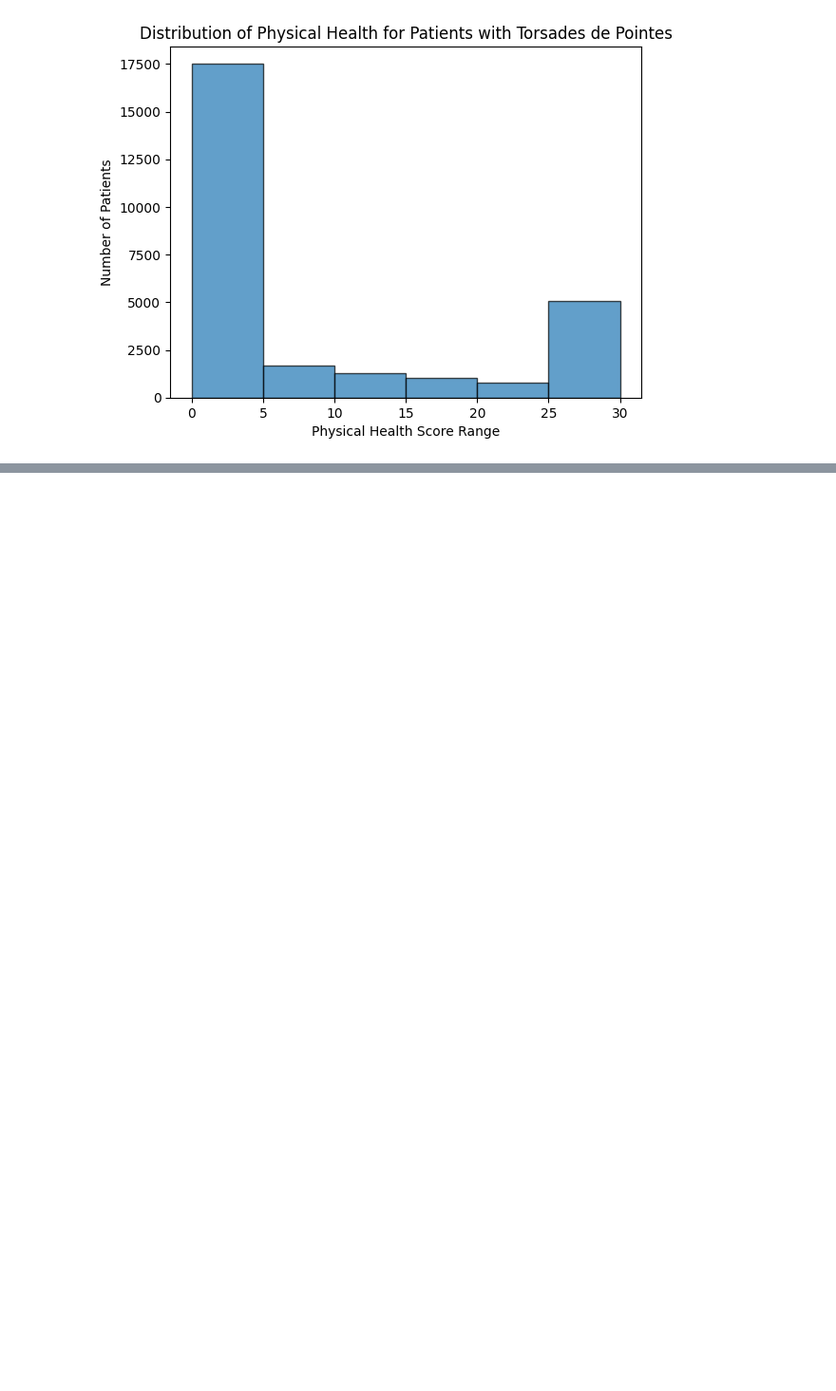
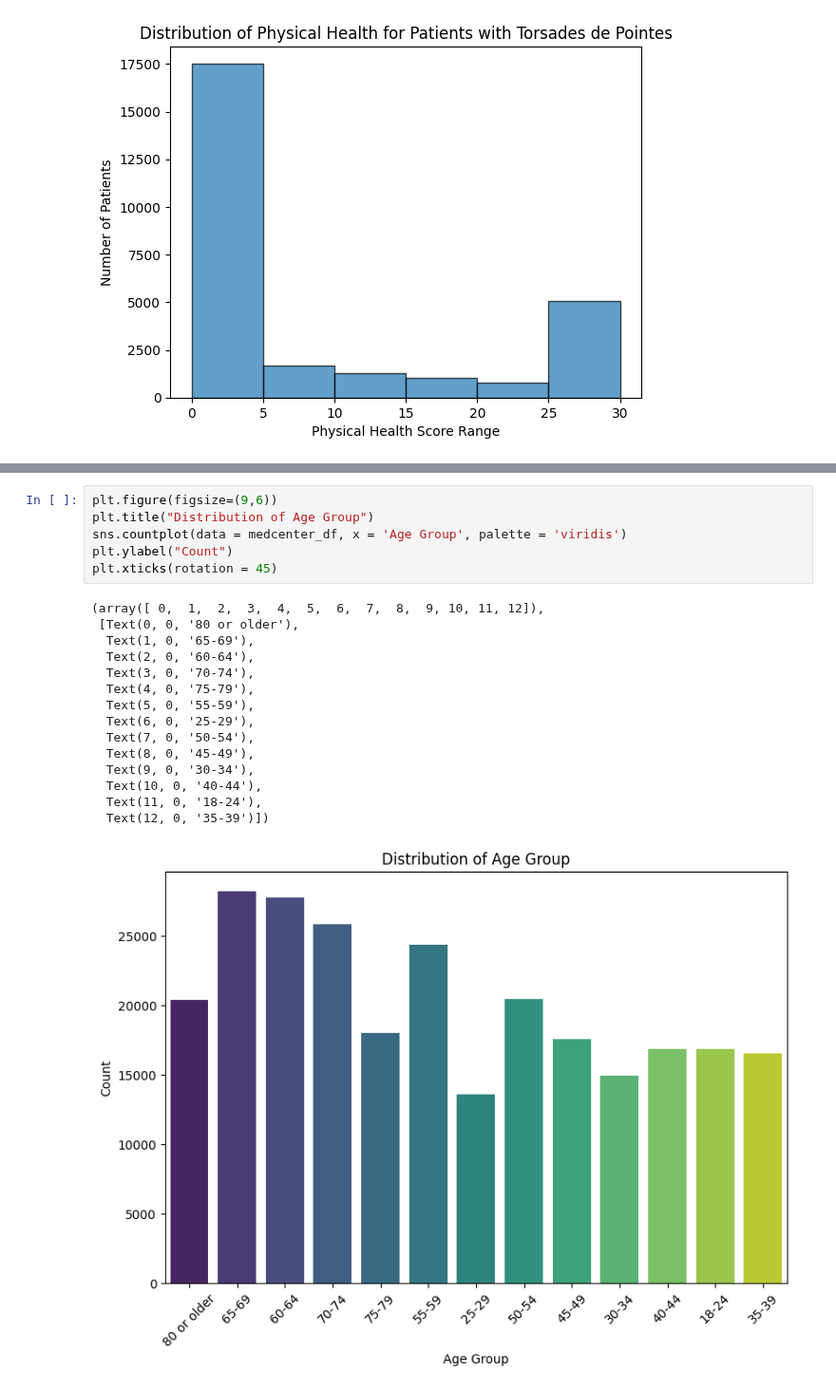
Before and after one commit to Dadd0/AI_MedCare_282401, a Jupyter notebook: main.ipynb, the cells around one changed output, grey strips where cells are left out. Shown at 95% size. Drawn from its saved outputs; the diff is of its cells as text; blank space fills up the shorter version.

```diff
--- a/main.ipynb
+++ b/main.ipynb
@@ -192,0 +216,22 @@ plt.show()
+# %%
+plt.figure(figsize=(9,6))
+plt.title("Distribution of Age Group")
+sns.countplot(data = medcenter_df, x = 'Age Group', palette = 'viridis')
+plt.ylabel("Count")
+plt.xticks(rotation = 45)
+# %% [output]
+(array([ 0,  1,  2,  3,  4,  5,  6,  7,  8,  9, 10, 11, 12]),
+ [Text(0, 0, '80 or older'),
+  Text(1, 0, '65-69'),
+  Text(2, 0, '60-64'),
+  Text(3, 0, '70-74'),
+  Text(4, 0, '75-79'),
+  Text(5, 0, '55-59'),
+  Text(6, 0, '25-29'),
+  Text(7, 0, '50-54'),
+  Text(8, 0, '45-49'),
+  Text(9, 0, '30-34'),
+  Text(10, 0, '40-44'),
+  Text(11, 0, '18-24'),
+  Text(12, 0, '35-39')])
+[figure, added]
```
Also changed, not shown: parts of 2 cells of this notebook.
